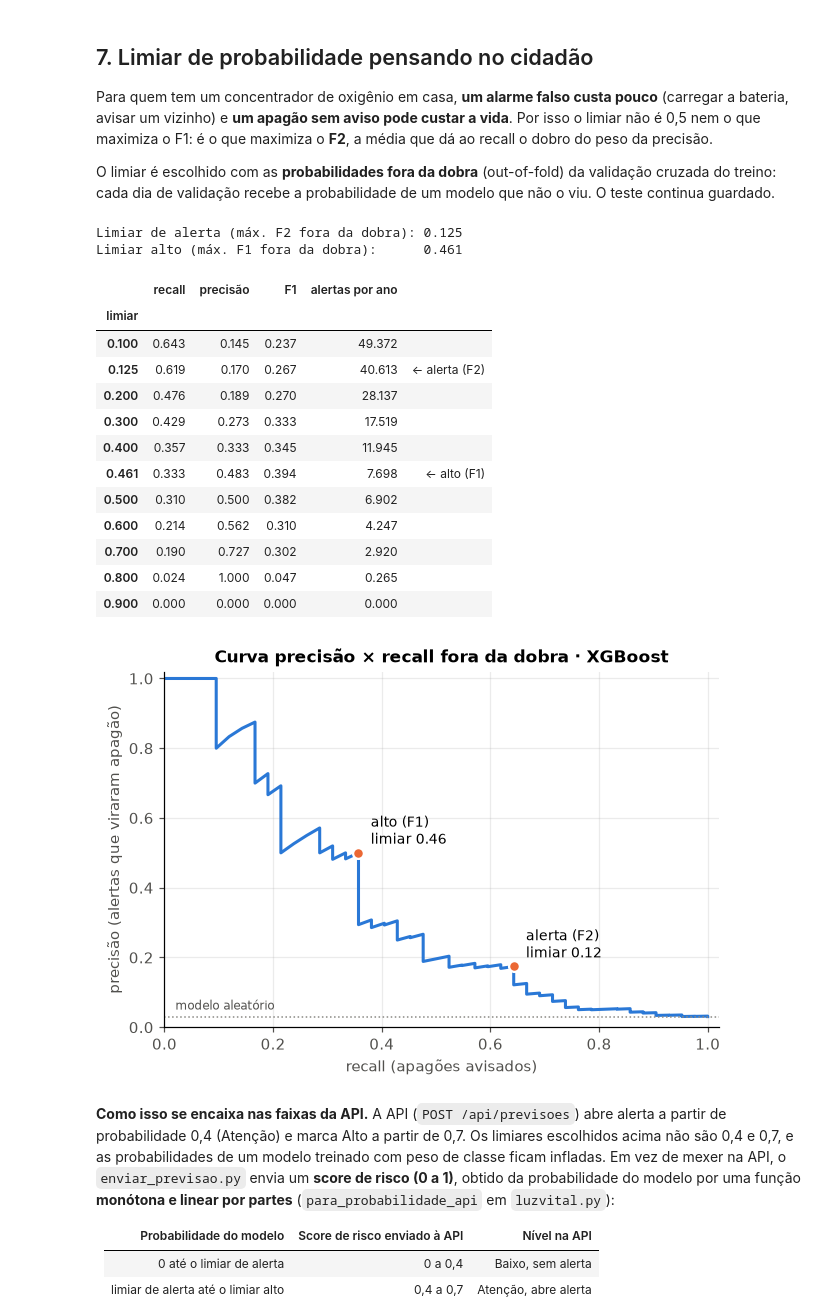
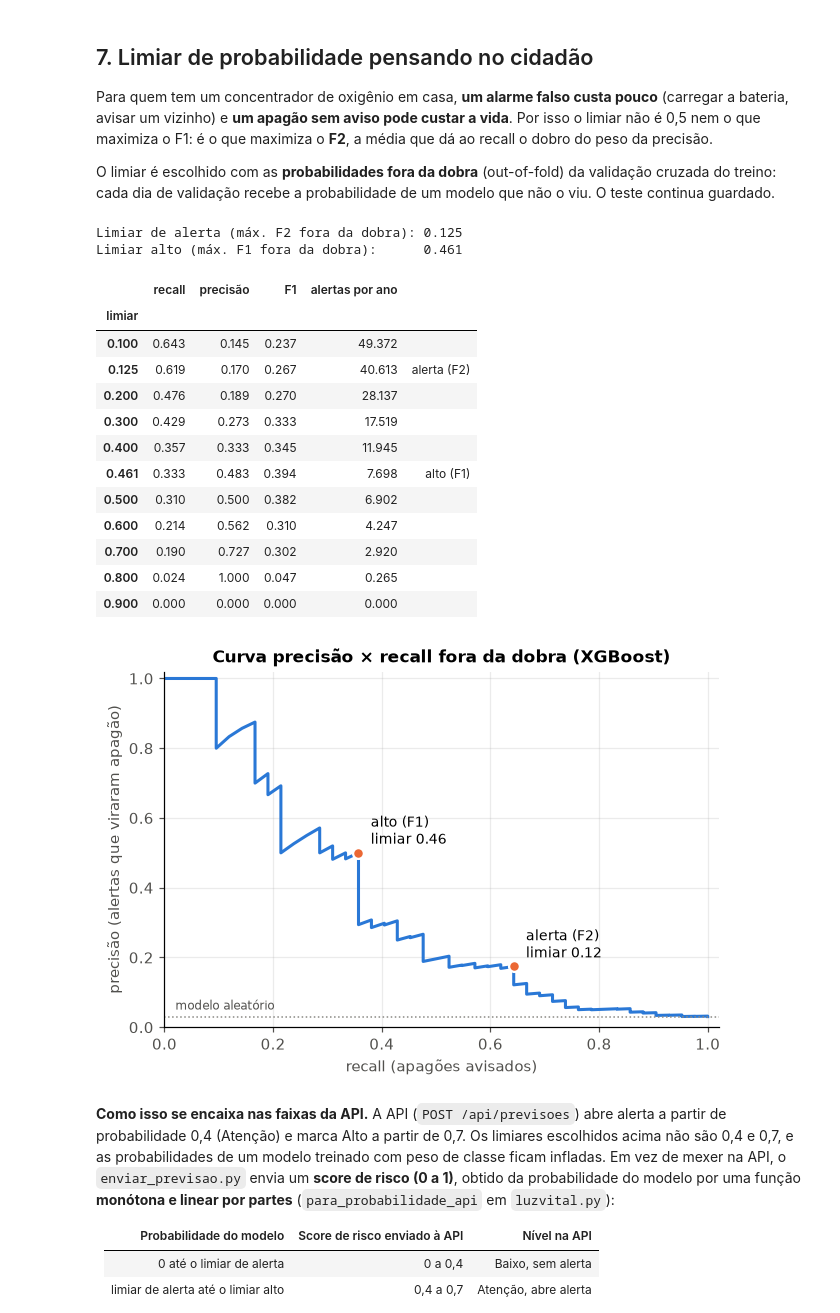
Before and after one commit to Caiorasuckkk/luzvital-ml, a Jupyter notebook: luzvital_ml.ipynb, the cells around one changed output. Cells and saved outputs as stored; diff of their text form; code cells hidden in the pictures.

```diff
--- a/luzvital_ml.ipynb
+++ b/luzvital_ml.ipynb
@@ -554,7 +553,7 @@ for t in sorted({0.1, 0.2, 0.3, 0.4, 0.5, 0.6, 0.7, 0.8, 0.9, round(LIMIAR, 3),
     prev = (p_oof >= t).astype(int)
     linhas.append({"limiar": t, "recall": recall_score(y_oof, prev), "precisão": precision_score(y_oof, prev, zero_division=0),
                    "F1": f1_score(y_oof, prev), "alertas por ano": prev.sum() / (len(prev) / 365.25),
-                   "": "← alerta (F2)" if t == round(LIMIAR, 3) else ("← alto (F1)" if t == round(LIMIAR_ALTO, 3) else "")})
+                   "": "alerta (F2)" if t == round(LIMIAR, 3) else ("alto (F1)" if t == round(LIMIAR_ALTO, 3) else "")})
 pd.DataFrame(linhas).round(3).set_index("limiar")
 # %% [output]
 Limiar de alerta (máx. F2 fora da dobra): 0.125
@@ -562,11 +561,11 @@ Limiar alto (máx. F1 fora da dobra):      0.461
 |  | recall | precisão | F1 | alertas por ano |  |
 | limiar |  |  |  |  |  |
 | 0.100 | 0.643 | 0.145 | 0.237 | 49.372 |  |
-| 0.125 | 0.619 | 0.170 | 0.267 | 40.613 | ← alerta (F2) |
+| 0.125 | 0.619 | 0.170 | 0.267 | 40.613 | alerta (F2) |
 | 0.200 | 0.476 | 0.189 | 0.270 | 28.137 |  |
 | 0.300 | 0.429 | 0.273 | 0.333 | 17.519 |  |
 | 0.400 | 0.357 | 0.333 | 0.345 | 11.945 |  |
-| 0.461 | 0.333 | 0.483 | 0.394 | 7.698 | ← alto (F1) |
+| 0.461 | 0.333 | 0.483 | 0.394 | 7.698 | alto (F1) |
 | 0.500 | 0.310 | 0.500 | 0.382 | 6.902 |  |
 | 0.600 | 0.214 | 0.562 | 0.310 | 4.247 |  |
 | 0.700 | 0.190 | 0.727 | 0.302 | 2.920 |  |
@@ -575,20 +574,20 @@ Limiar alto (máx. F1 fora da dobra):      0.461
 # %%
 prec, rec, lim = precision_recall_curve(y_oof, p_oof)
 fig, ax = plt.subplots(figsize=(6.5, 4.2))
 ax.plot(rec, prec, color=AZUL, lw=2)
 for t, nome in [(LIMIAR, "alerta (F2)"), (LIMIAR_ALTO, "alto (F1)")]:
     prev = p_oof >= t
     r, p = recall_score(y_oof, prev), precision_score(y_oof, prev)
     ax.scatter([r], [p], color=LARANJA, s=50, zorder=3, edgecolor="white", lw=1.5)
     ax.annotate(f"{nome}\nlimiar {t:.2f}", (r, p), xytext=(8, 6), textcoords="offset points", fontsize=9)
 ax.axhline(y_oof.mean(), color=CINZA, ls=":", lw=1)
 ax.text(0.02, y_oof.mean() + 0.02, "modelo aleatório", fontsize=8, color="#52514e")
 ax.set_xlabel("recall (apagões avisados)"); ax.set_ylabel("precisão (alertas que viraram apagão)")
-ax.set_title(f"Curva precisão × recall fora da dobra · {ESCOLHIDO}")
+ax.set_title(f"Curva precisão × recall fora da dobra ({ESCOLHIDO})")
 ax.set_xlim(0, 1.02); ax.set_ylim(0, 1.02)
 plt.show()
 # %% [output]
-[figure, old version]
+[figure, new version]
 # %% [markdown]
 **Como isso se encaixa nas faixas da API.** A API (`POST /api/previsoes`) abre alerta a partir de
 probabilidade 0,4 (Atenção) e marca Alto a partir de 0,7. Os limiares escolhidos acima não são 0,4 e
```
Also changed, not shown: parts of 12 cells of this notebook, 3 other files.
